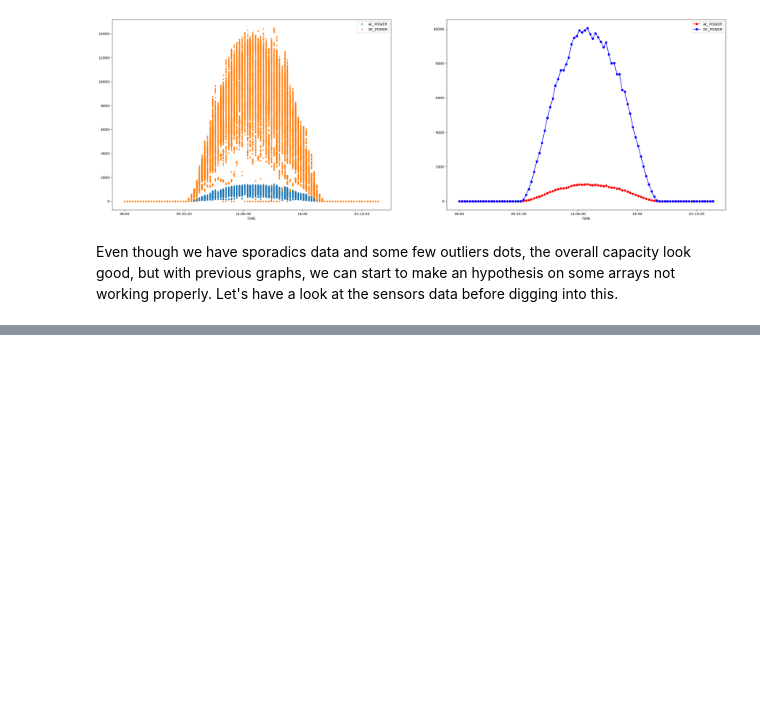
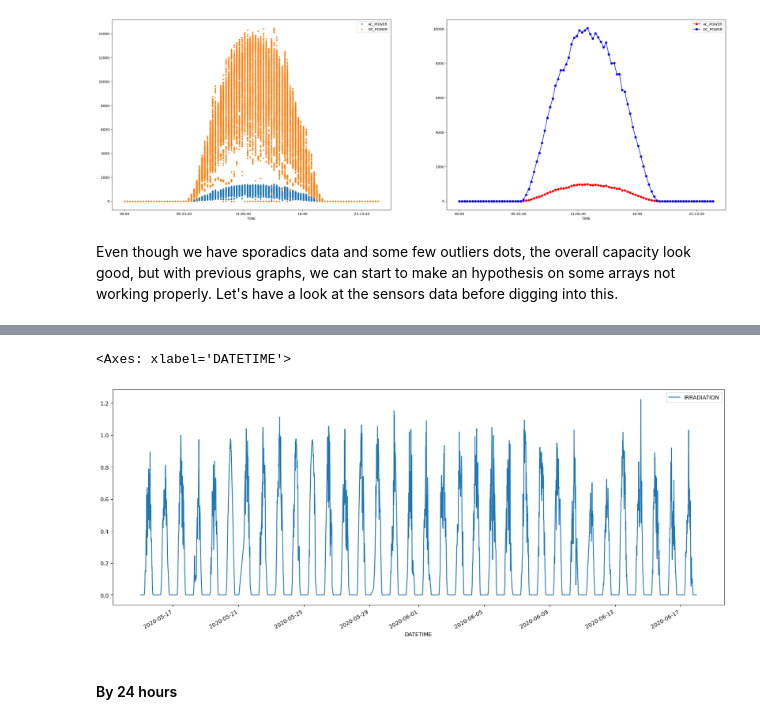
Before and after one commit to antoninchafiol/SolarPW, a Jupyter notebook: EDA.ipynb, the cells around one changed output, grey strips where cells are left out. Cells and saved outputs as stored; diff of their text form; code cells hidden in the pictures; blank space fills up the shorter version.

```diff
--- a/EDA.ipynb
+++ b/EDA.ipynb
@@ -123,0 +139,7 @@ Let's have a look at the sensors data before digging into this.
+# %%
+p1_sen_outside.plot(x='DATETIME', y='IRRADIATION')
+# %% [output]
+<Axes: xlabel='DATETIME'>
+[figure, added]
+# %% [markdown]
+#### By 24 hours
```
Also changed, not shown: parts of 12 cells of this notebook.
